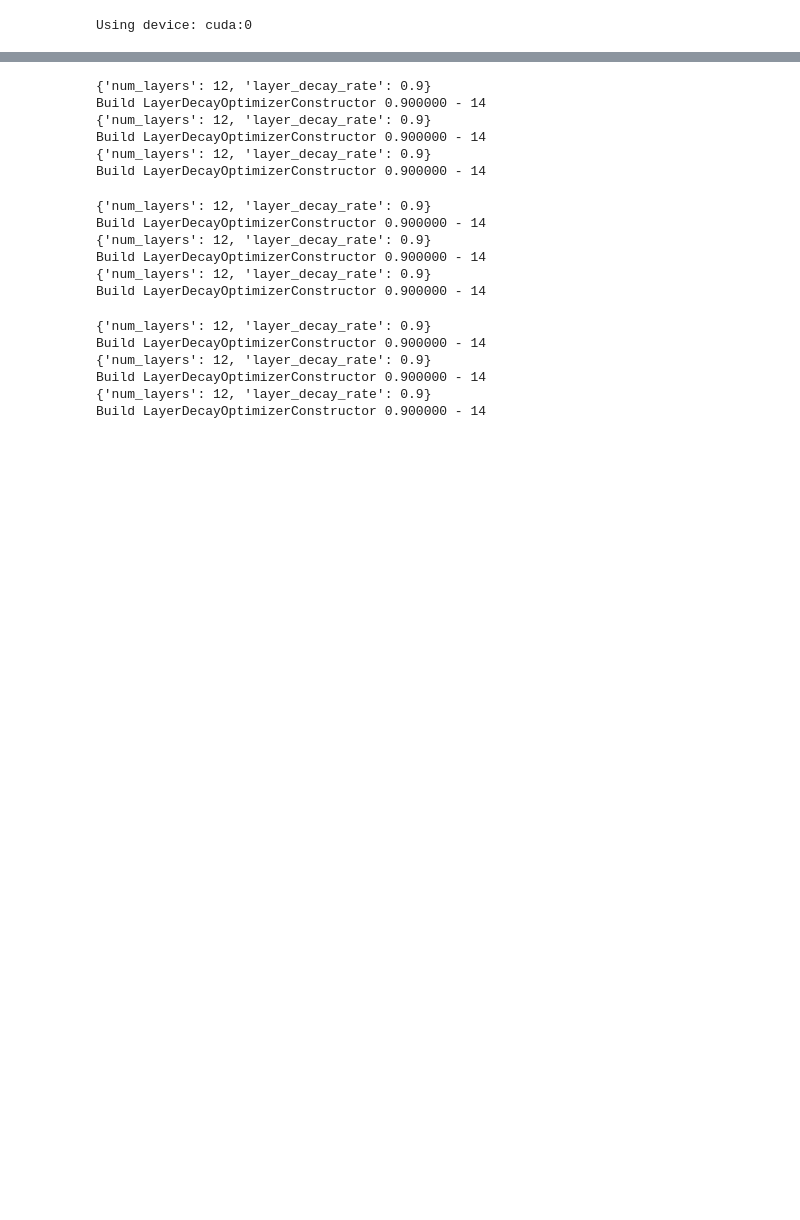
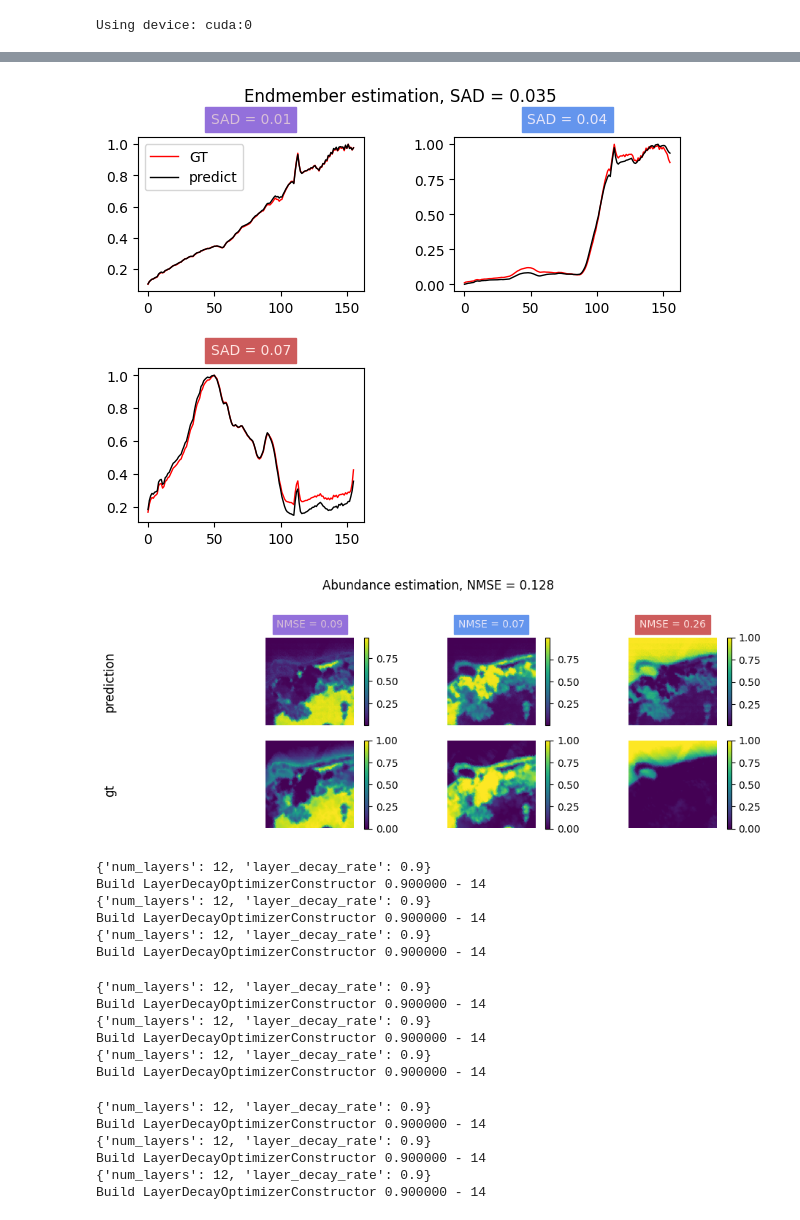
Before and after one commit to edabier/SS-HSU_benchmark, a Jupyter notebook: padding_training.ipynb, the cells around one changed output, grey strips where cells are left out. Cells and saved outputs as stored; diff of their text form; code cells hidden in the pictures; blank space fills up the shorter version.

```diff
--- a/padding_training.ipynb
+++ b/padding_training.ipynb
@@ -30,7 +30,7 @@ else:
 # %% [output]
 Using device: cuda:0
 # %%
-dataset = "apex"
+dataset = "urban"
 data = io.loadmat(f"datasets/{dataset}.mat")
 Y_flat = torch.tensor(data["Y"], dtype=torch.float)
 A_flat = torch.tensor(data["A"], dtype=torch.float)
@@ -273,3 +343,10 @@ Build LayerDecayOptimizerConstructor 0.900000 - 14
+# %%
+A_hat = A_hat_total/ A_hat_total.amax(dim=(1,2), keepdim=True)
+A_gt = A_224/ A_224.amax(dim=(1,2), keepdim=True)
+sad_pad, _, mse_pad = plots.compute_metrics_and_plot(E_hat_m, A_hat, A_gt, E_init, normalize_E=True, normalize_A=False, return_results=True)
+# %% [output]
+[figure, added]
+[figure, added]
 # %%
 padding = 8
 shift = 8
```
Also changed, not shown: parts of 1 cell of this notebook, 12 other files.
